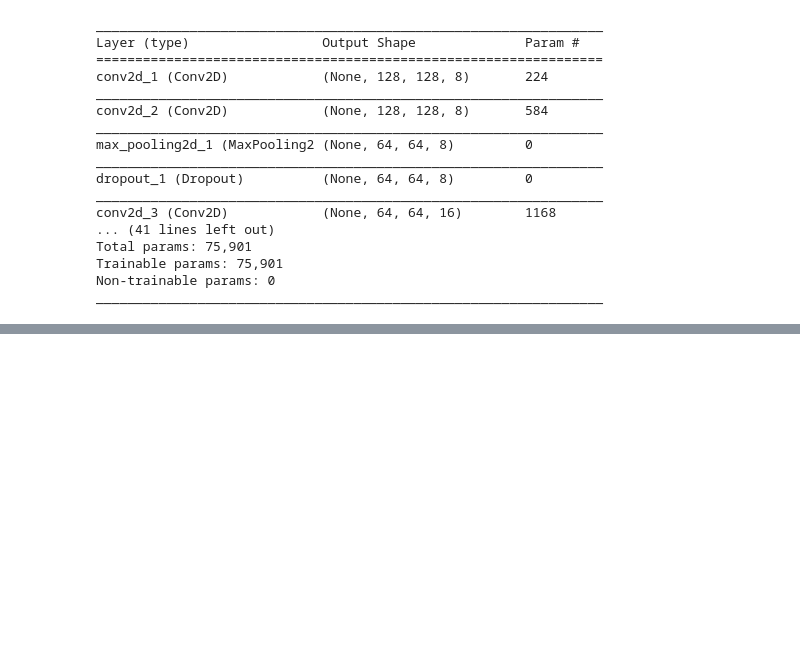
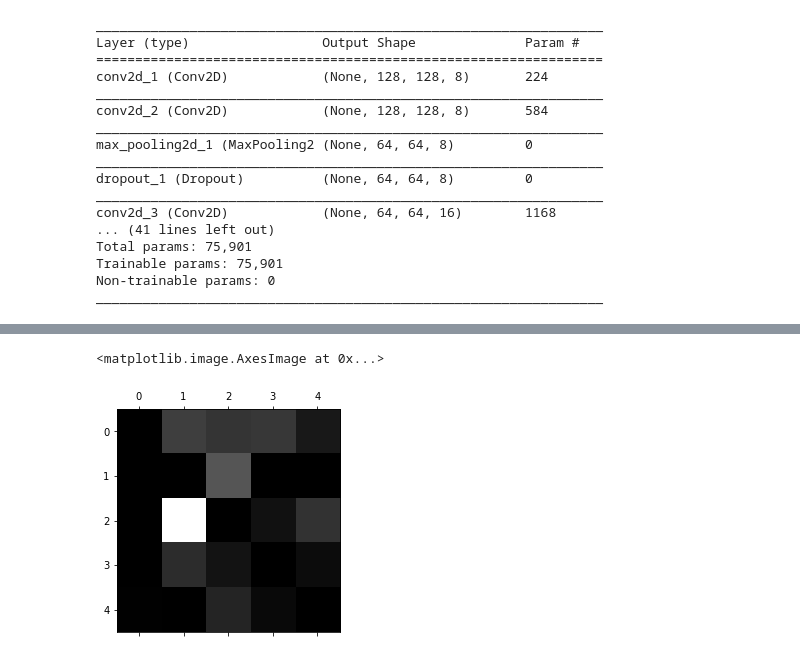
Before and after one commit to rrisoncai/learn, a Jupyter notebook: radar/radar_cnn.ipynb, the cells around one changed output, grey strips where cells are left out. Saved outputs shown, nothing was run; the diff lists cells and outputs as text; code cells hidden in the pictures; blank space fills up the shorter version.

```diff
--- a/radar/radar_cnn.ipynb
+++ b/radar/radar_cnn.ipynb
@@ -391,0 +443,8 @@ np.save('y.npy', y)
+# %%
+row_sums = conf_mat.sum(axis=1, keepdims=True)
+norm_conf_mat = conf_mat / row_sums
+np.fill_diagonal(norm_conf_mat, 0)
+plt.matshow(norm_conf_mat, cmap=plt.cm.gray)
+# %% [output]
+<matplotlib.image.AxesImage at 0x...>
+[figure, added]
```
Also changed, not shown: parts of 16 cells of this notebook, 1 other file.
